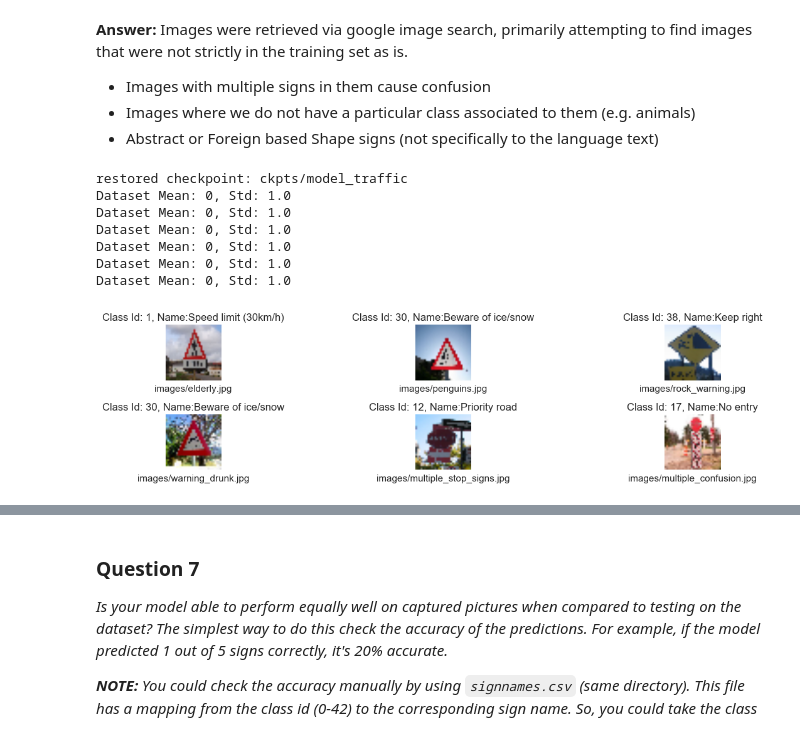
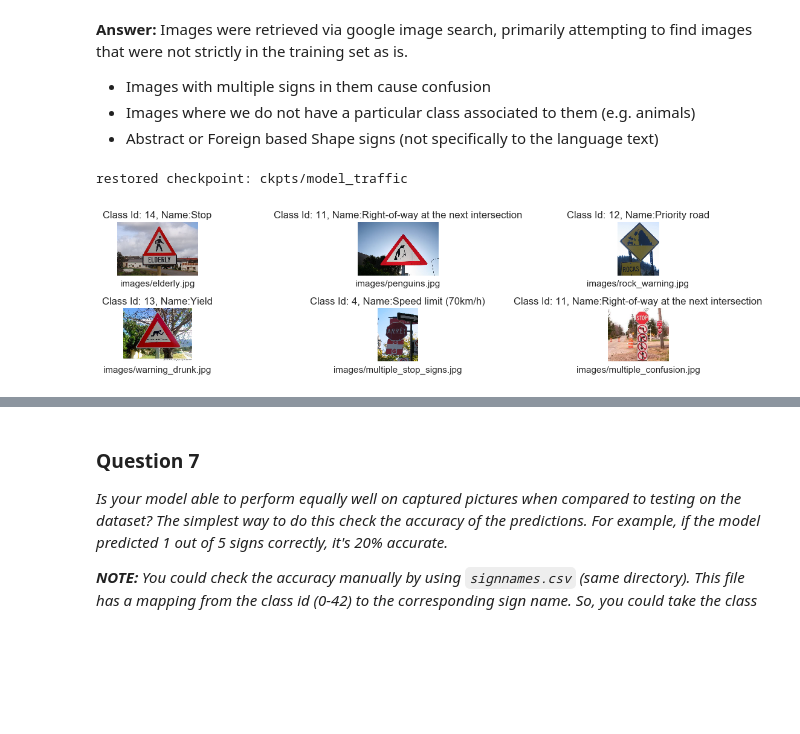
Before and after one commit to akamlani/selfdrivingcar, a Jupyter notebook: assignments/CarND-Traffic-Sign-Classifier-Project-P2/Traffic_Sign_Classifier.ipynb, the cells around one changed output, grey strips where cells are left out. Saved outputs shown, nothing was run; the diff lists cells and outputs as text; code cells hidden in the pictures; blank space fills up the shorter version.

```diff
--- a/assignments/CarND-Traffic-Sign-Classifier-Project-P2/Traffic_Sign_Classifier.ipynb
+++ b/assignments/CarND-Traffic-Sign-Classifier-Project-P2/Traffic_Sign_Classifier.ipynb
@@ -234,5 +337,5 @@ dimensions = (X_train.shape[1], X_train.shape[2])
 config = {'num_epochs': 50, 'batch_size': 128, 'learning_rate': 0.001, 'dropout_proba': 0.25}
 config.update({'model': 'ckpts/model_traffic'})
 config.update({'scenario': 'dense'})
-config.update({'log_step': 1})
+config.update({'log_step': 5})
 config.update({'optimizer_fn': tf.train.AdamOptimizer})
@@ -454,0 +567,7 @@ _What does your final architecture look like? (Type of model, layers, sizes, con
+# %%
+### Train your model here.
+# Tensorboard: tensorboard --logdir=summaries
+# localhost:6006
+
+# reference local module implementation (metrics based on average over given batches of dataset)
+tf_utils.train(train, validation, tensor_dict, **config)
@@ -454,0 +586,6 @@ _What does your final architecture look like? (Type of model, layers, sizes, con
+# %%
+# final evaluation on test set
+with tf.Session() as sess:
+    tf_utils.load_checkpoints(**config)
+    acc, loss, summaries = tf_utils.process_batches(test, tensor_dict, 'test', **config)
+    print("Testset Accuracy: {:.5}, Loss: {:.5}".format(acc, loss))
@@ -514,39 +673,41 @@ Images were retrieved via google image search, primarily attempting to find imag
 # %%
 ### Run the predictions here.
 ### Feel free to use as many code cells as needed.
 def make_prediction(image_data, sess, tensors, logits):
     data_feed_dict = {
         tensors['tensor_features']: [image_data],
         tensors['tensor_dropout_proba']: 1.0,
         tensors['tensor_phase']: False
     }
     cls = sess.run(tf.argmax(logits, 1), feed_dict=data_feed_dict)[0]
     return cls
 
-def show_image_predictions(axi, image_file, sess, tensors, logits):
-    image_data = mpimg.imread(image_file)
-    resized_image_data = cv2.resize(image_data, (32, 32))
-    image_data_std = standardize_data(resized_image_data, **{'standardize': True})
-    cls = make_prediction(image_data_std, sess, tensors, logits)
-    sign_name = df_signs[df_signs.ClassId == cls].SignName.values[0]
-    axi.imshow(resized_image_data)
+def show_image_predictions(axi, image_file, image_data, sess, signs_frame, tensors, logits):
+    cls = make_prediction(image_data, sess, tensors, logits)
+    sign_name = signs_frame[signs_frame.ClassId == cls].SignName.values[0]
+    orig_file = mpimg.imread(image_file)
+    axi.imshow(orig_file)
     set_axi_opts(axi, **{'title': "Class Id: {}, Name:{}".format(cls, sign_name), 'xlabel': image_file})
     return cls
 
+def preprocess_imagedata(data, tr_encoder):
+    # preprocess sample images dataset, shrinking image (INTER_AREA)
+    resize_image = lambda img,size: cv2.resize(img, size, interpolation = cv2.INTER_AREA)
+    images_data = [resize_image(mpimg.imread('images/'+filename), (32,32)) for filename in data]
+    images_data_std = standardize_data(np.array(images_data), tr_encoder, **{'standardize': True})
+    return images_data_std
+
+images_preprocessed = preprocess_imagedata(image_files, tr_encoders)
 with tf.Session() as sess:
     cls_yhat = []
     tf_utils.load_checkpoints(**config)
     fig, ax = plt.subplots(2,3, figsize=(12,3))
-    for axi, filename in zip(ax.flatten(), image_files):
-        cls_yhat.append( show_image_predictions(axi, 'images/' + filename, sess, tensor_dict, logits) )
+    for axi, (image_file,image_data) in zip(ax.flatten(), zip(image_files, images_preprocessed)):
+        image_file= 'images/'+image_file
+        yhat = show_image_predictions(axi, image_file, image_data, sess, df_signs, tensor_dict, logits)
+        cls_yhat.append(yhat)
     plt.tight_layout()
 # %% [output]
 restored checkpoint: ckpts/model_traffic
-Dataset Mean: 0, Std: 1.0
-Dataset Mean: 0, Std: 1.0
-Dataset Mean: 0, Std: 1.0
-Dataset Mean: 0, Std: 1.0
-Dataset Mean: 0, Std: 1.0
-Dataset Mean: 0, Std: 1.0
-[figure, old version]
+[figure, new version]
 # %%
```
Also changed, not shown: parts of 38 cells of this notebook, 4 other files.
